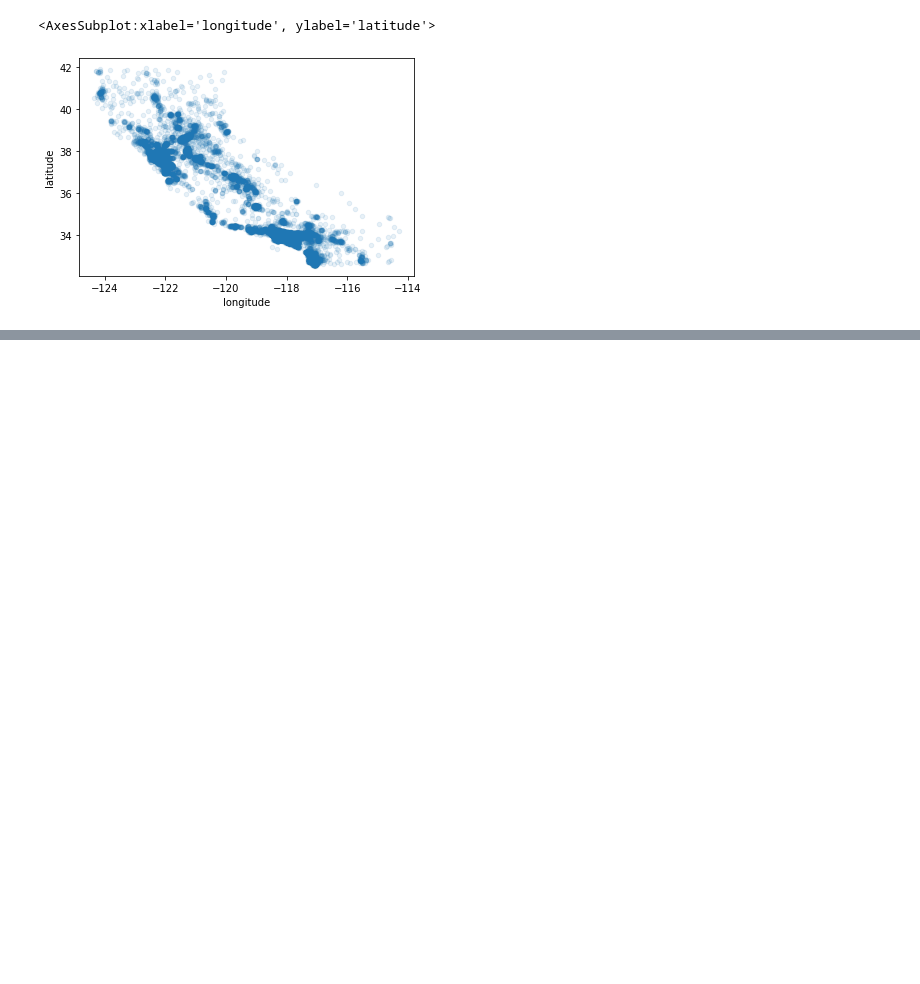
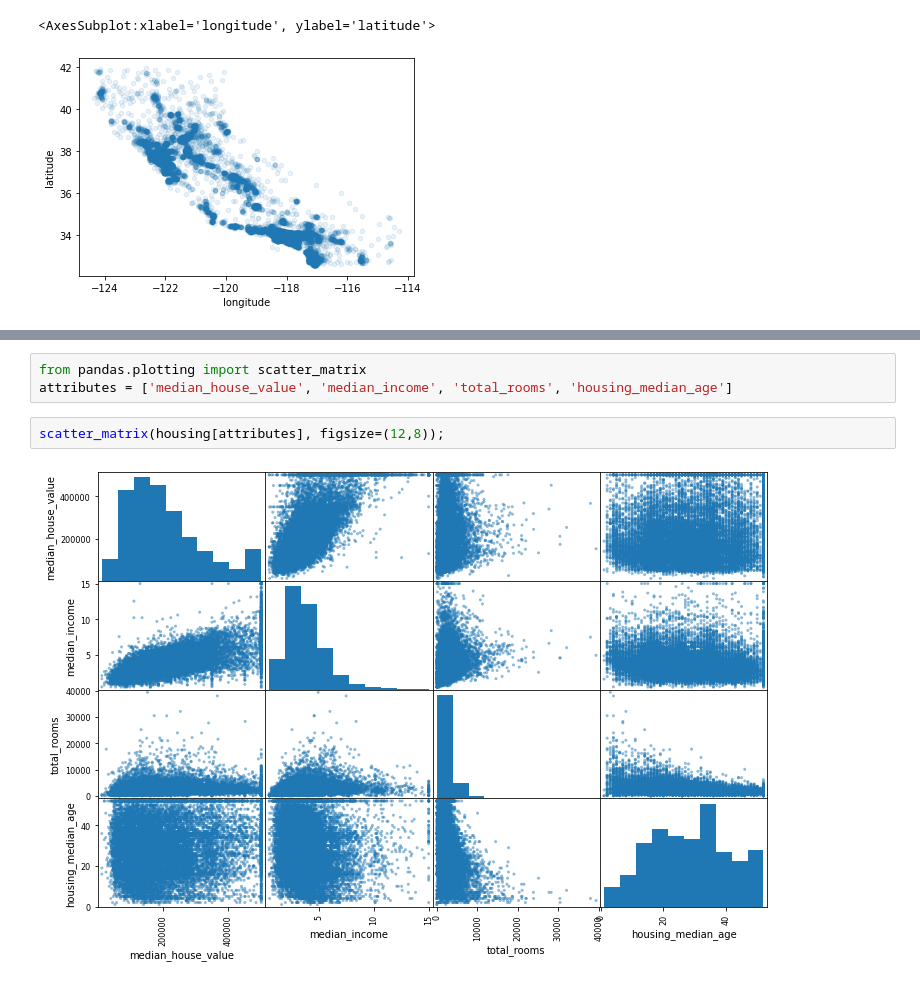
Before and after one commit to carlosjgarza89/handson-ml-ch2, a Jupyter notebook: housing_regression.ipynb, the cells around one changed output, grey strips where cells are left out. Drawn from its saved outputs; the diff is of its cells as text; blank space fills up the shorter version.

```diff
--- a/housing_regression.ipynb
+++ b/housing_regression.ipynb
@@ -106,0 +131,7 @@ housing.plot(kind='scatter', x='longitude', y='latitude', alpha=0.1)
+# %%
+from pandas.plotting import scatter_matrix
+attributes = ['median_house_value', 'median_income', 'total_rooms', 'housing_median_age']
+# %%
+scatter_matrix(housing[attributes], figsize=(12,8));
+# %% [output]
+[figure, added]
```
Also changed, not shown: parts of 6 cells of this notebook.
